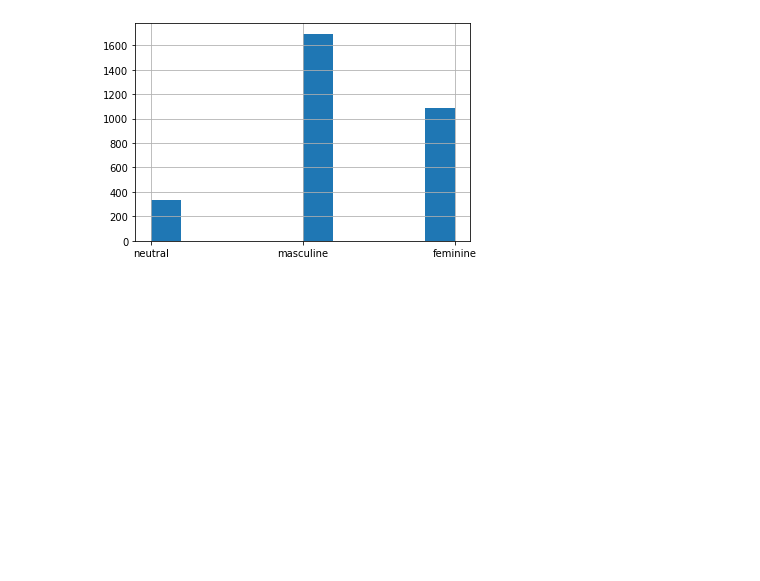
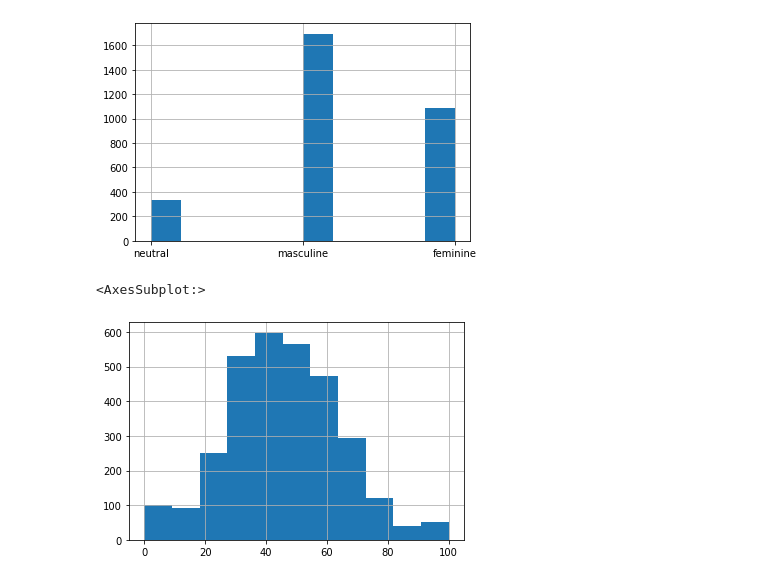
Before and after one commit to reneSalmon/fairjobs, a Jupyter notebook: notebooks/DatasetAnalysis.ipynb, the cells around one changed output. Saved outputs shown, nothing was run; the diff lists cells and outputs as text; code cells hidden in the pictures; blank space fills up the shorter version.

```diff
--- a/notebooks/DatasetAnalysis.ipynb
+++ b/notebooks/DatasetAnalysis.ipynb
@@ -24,3 +34,8 @@ data['gender'].hist()
 # %% [output]
 <AxesSubplot:>
 [figure]
+# %%
+data['fem_coded'].hist(bins=11)
+# %% [output]
+<AxesSubplot:>
+[figure, added]
```
Also changed, not shown: parts of 18 cells of this notebook.
